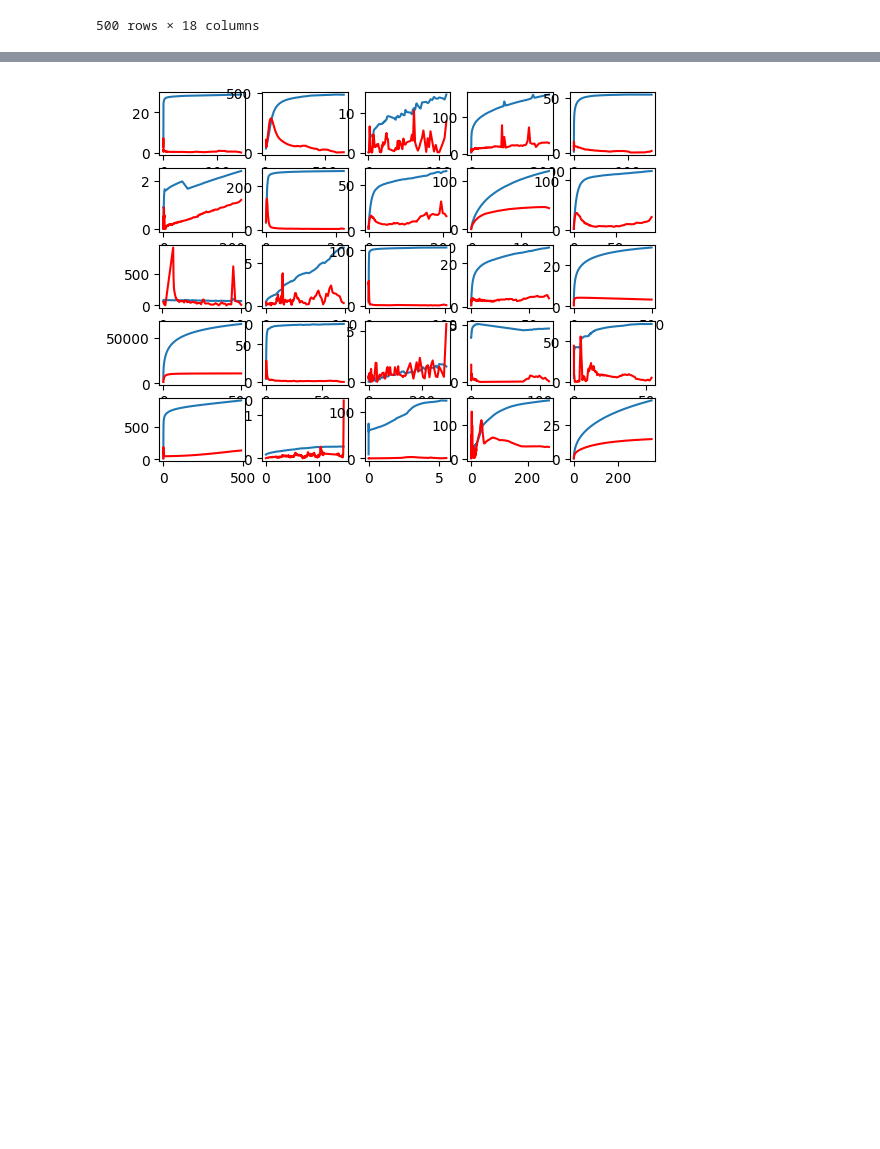
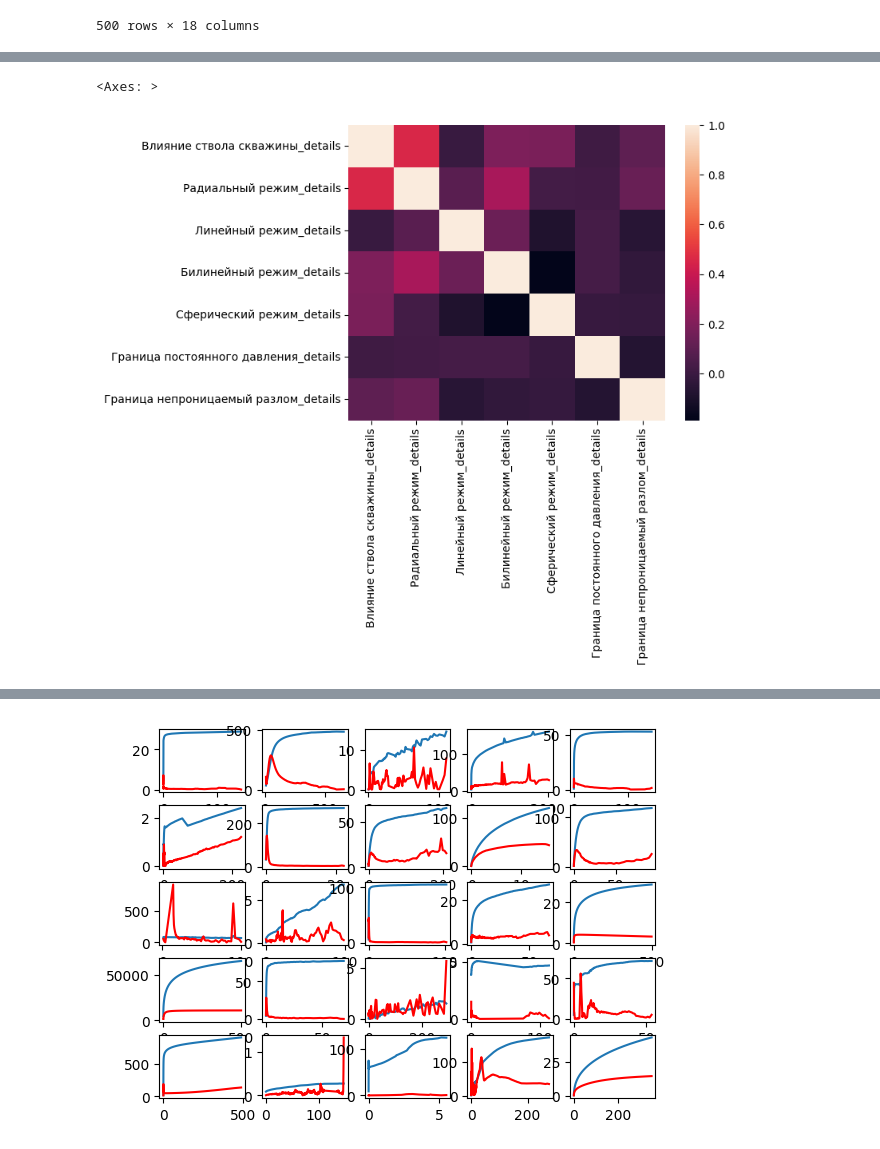
Before and after one commit to EZHOWWW/Siam, a Jupyter notebook: main.ipynb, the cells around one changed output, grey strips where cells are left out. Drawn from its saved outputs; the diff is of its cells as text; code cells hidden in the pictures; blank space fills up the shorter version.

```diff
--- a/main.ipynb
+++ b/main.ipynb
@@ -76,3 +87,12 @@ hq_train_data
+# %%
+
+bin_corr = hq_train_data[value_features].fillna(-1).corr()
+sns.heatmap(bin_corr,
+            xticklabels=bin_corr.columns.values,
+            yticklabels=bin_corr.columns.values)
+# %% [output]
+<Axes: >
+[figure, added]
 # %%
 def get_train_data(file_name: str, train=True) -> pd.DataFrame | None:
     """
```
Also changed, not shown: parts of 9 cells of this notebook.
